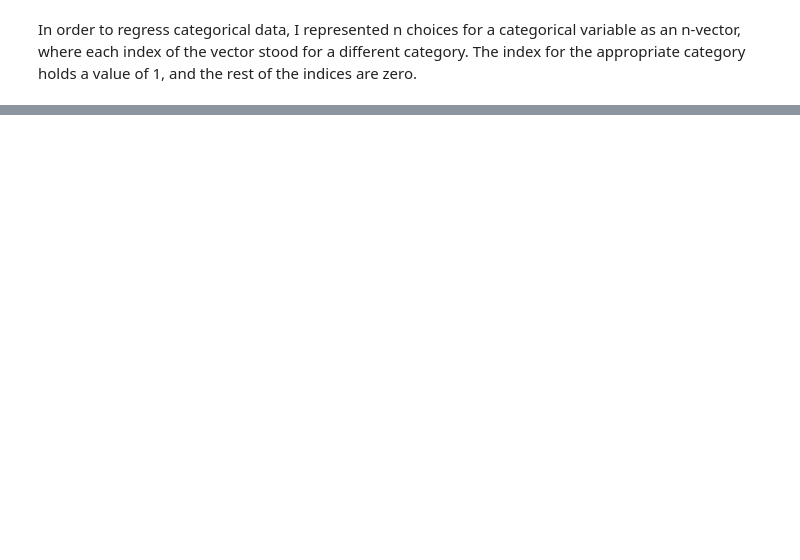
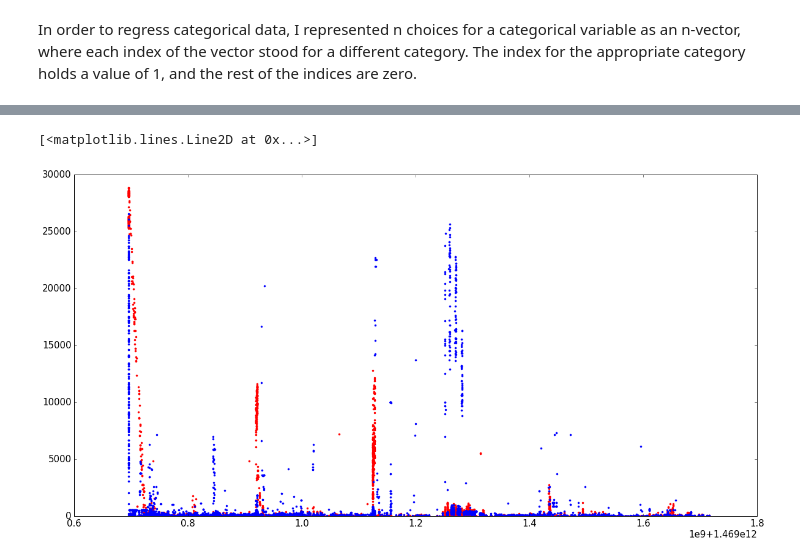
Before and after one commit to ATLAS-Analytics/AnalyticsNotebooks, a Jupyter notebook: Wesley/LinkRegression-Copy1.ipynb, the cells around one changed output, grey strips where cells are left out. Drawn from its saved outputs; the diff is of its cells as text; code cells hidden in the pictures; blank space fills up the shorter version.

```diff
--- a/Wesley/LinkRegression-Copy1.ipynb
+++ b/Wesley/LinkRegression-Copy1.ipynb
@@ -482,0 +627,22 @@ Y_predict = model.fit(X_train[:,1:],Y_train).predict(X_test[:,1:])
+# %%
+import pandas
+from sklearn.linear_model import LinearRegression,BayesianRidge,Lars,Lasso
+from sklearn.ensemble import (GradientBoostingRegressor,RandomForestRegressor,AdaBoostRegressor,BaggingRegressor,
+                              ExtraTreesRegressor)
+
+sp = int(round(0.90*len(reducedOutput)))
+
+X_train = reducedInput[:sp,:]
+Y_train = reducedOutput[:sp]
+X_test = reducedInput[sp:]
+Y_test = reducedOutput[sp:]
+
+model = BaggingRegressor()
+Y_predict = model.fit(X_train[:,1:],Y_train).predict(X_test[:,1:])
+
+plt.figure(figsize=(20,10))
+plt.plot(X_test[:,0],Y_test,'r.')
+plt.plot(X_test[:,0],Y_predict,'b.')
+# %% [output]
+[<matplotlib.lines.Line2D at 0x...>]
+[figure, added]
```
Also changed, not shown: parts of 25 cells of this notebook, 10 other files.
